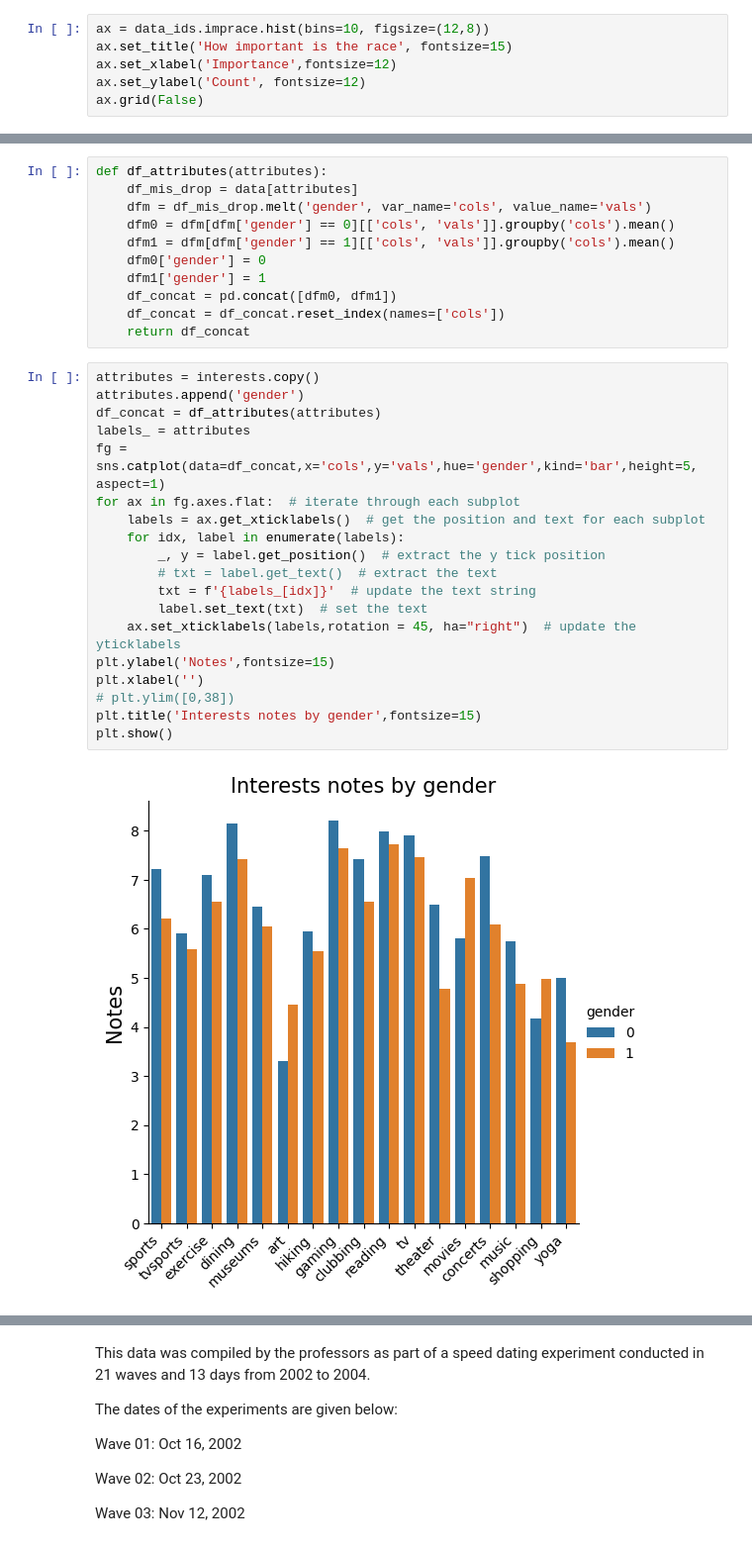
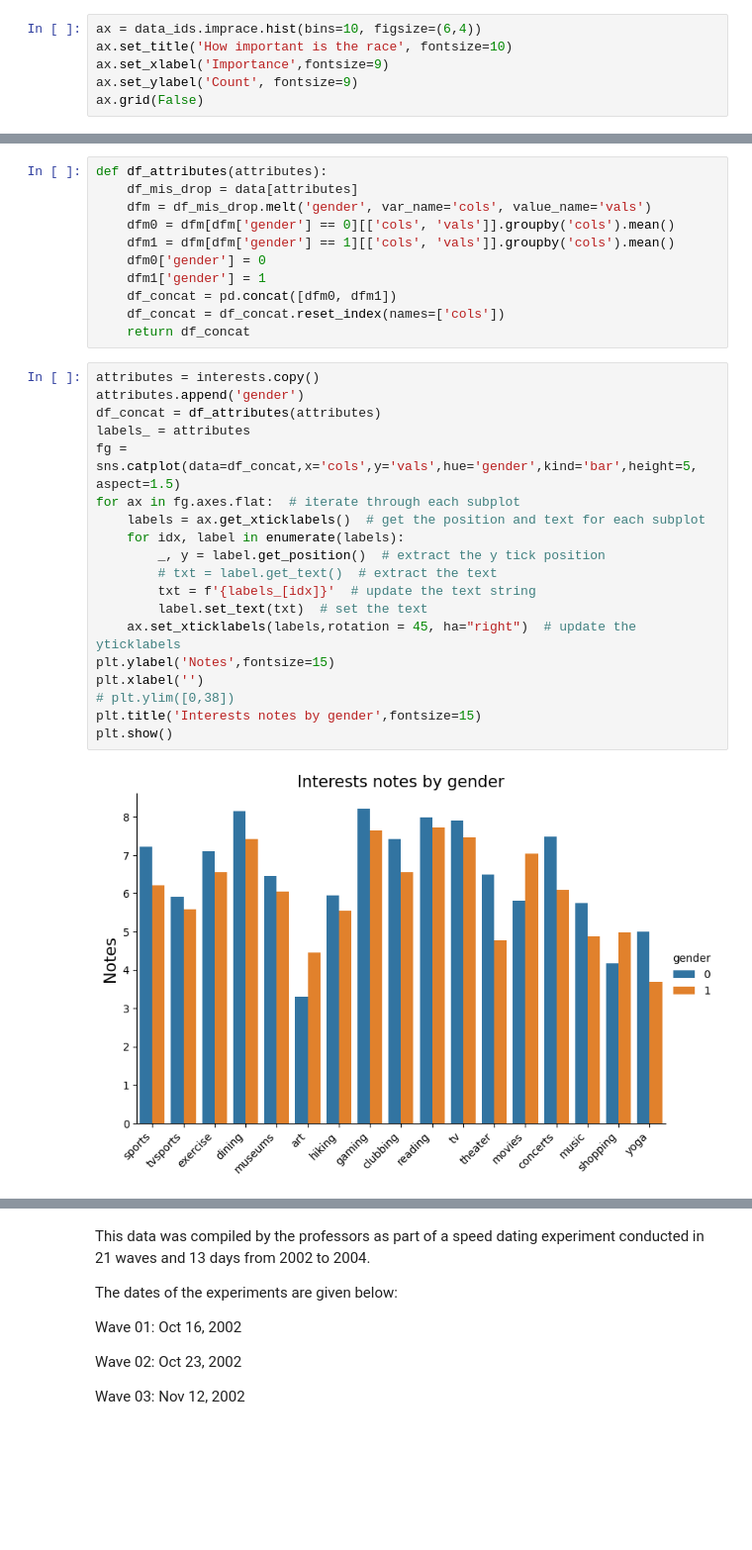
Before and after one commit to bento7/BigData, a Jupyter notebook: CHAUVEL_BENJAMIN.ipynb, the cells around one changed output, grey strips where cells are left out. Shown at 99% size. Cells and saved outputs as stored; diff of their text form; blank space fills up the shorter version.

```diff
--- a/CHAUVEL_BENJAMIN.ipynb
+++ b/CHAUVEL_BENJAMIN.ipynb
@@ -307,9 +307,9 @@ plt.show()
 # %% [markdown]
 Is race important ?
 # %%
-ax = data_ids.imprace.hist(bins=10, figsize=(12,8))
-ax.set_title('How important is the race', fontsize=15)
-ax.set_xlabel('Importance',fontsize=12)
-ax.set_ylabel('Count', fontsize=12)
+ax = data_ids.imprace.hist(bins=10, figsize=(6,4))
+ax.set_title('How important is the race', fontsize=10)
+ax.set_xlabel('Importance',fontsize=9)
+ax.set_ylabel('Count', fontsize=9)
 ax.grid(False)
 # %% [output]
@@ -469,22 +468,22 @@ def df_attributes(attributes):
 # %%
 attributes = interests.copy()
 attributes.append('gender')
 df_concat = df_attributes(attributes)
 labels_ = attributes
-fg = sns.catplot(data=df_concat,x='cols',y='vals',hue='gender',kind='bar',height=5, aspect=1)
+fg = sns.catplot(data=df_concat,x='cols',y='vals',hue='gender',kind='bar',height=5, aspect=1.5)
 for ax in fg.axes.flat:  # iterate through each subplot
     labels = ax.get_xticklabels()  # get the position and text for each subplot
     for idx, label in enumerate(labels):
         _, y = label.get_position()  # extract the y tick position
         # txt = label.get_text()  # extract the text
         txt = f'{labels_[idx]}'  # update the text string
         label.set_text(txt)  # set the text
     ax.set_xticklabels(labels,rotation = 45, ha="right")  # update the yticklabels
 plt.ylabel('Notes',fontsize=15)
 plt.xlabel('')
 # plt.ylim([0,38])
 plt.title('Interests notes by gender',fontsize=15)
 plt.show()
 # %% [output]
-[figure, old version]
+[figure, new version]
 # %% [markdown]
```
Also changed, not shown: parts of 14 cells of this notebook.
